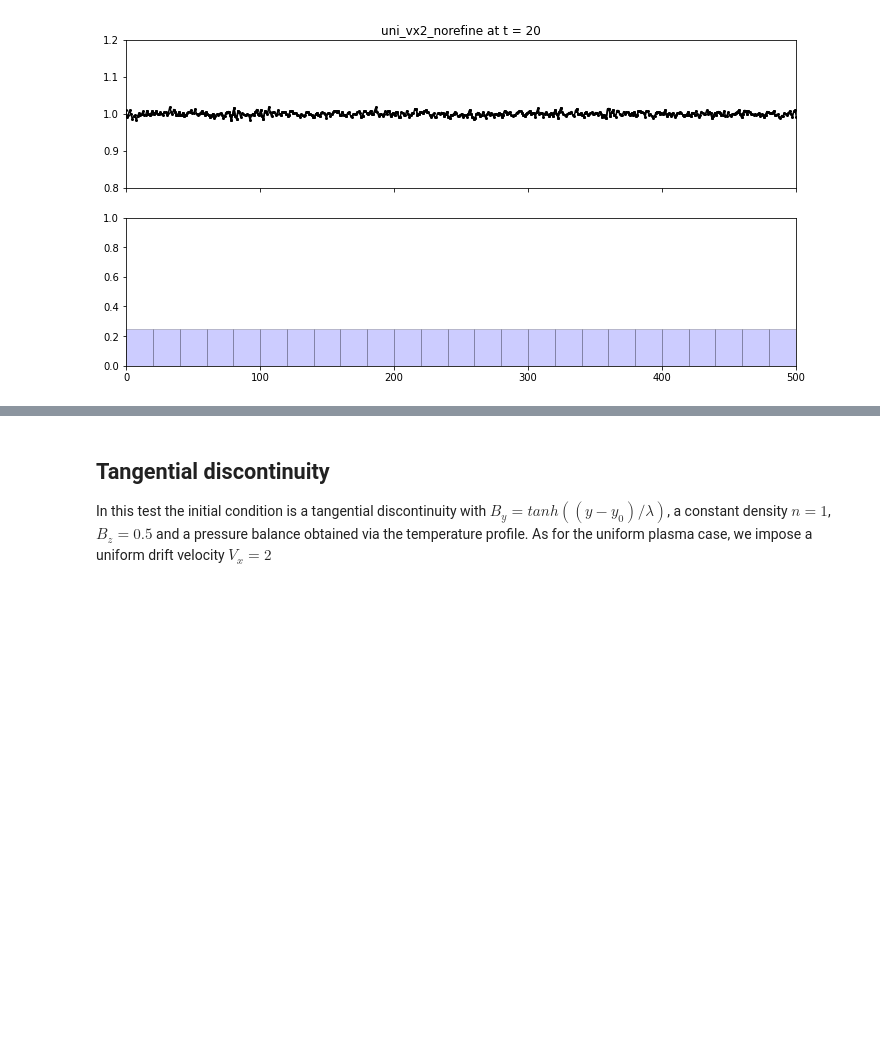
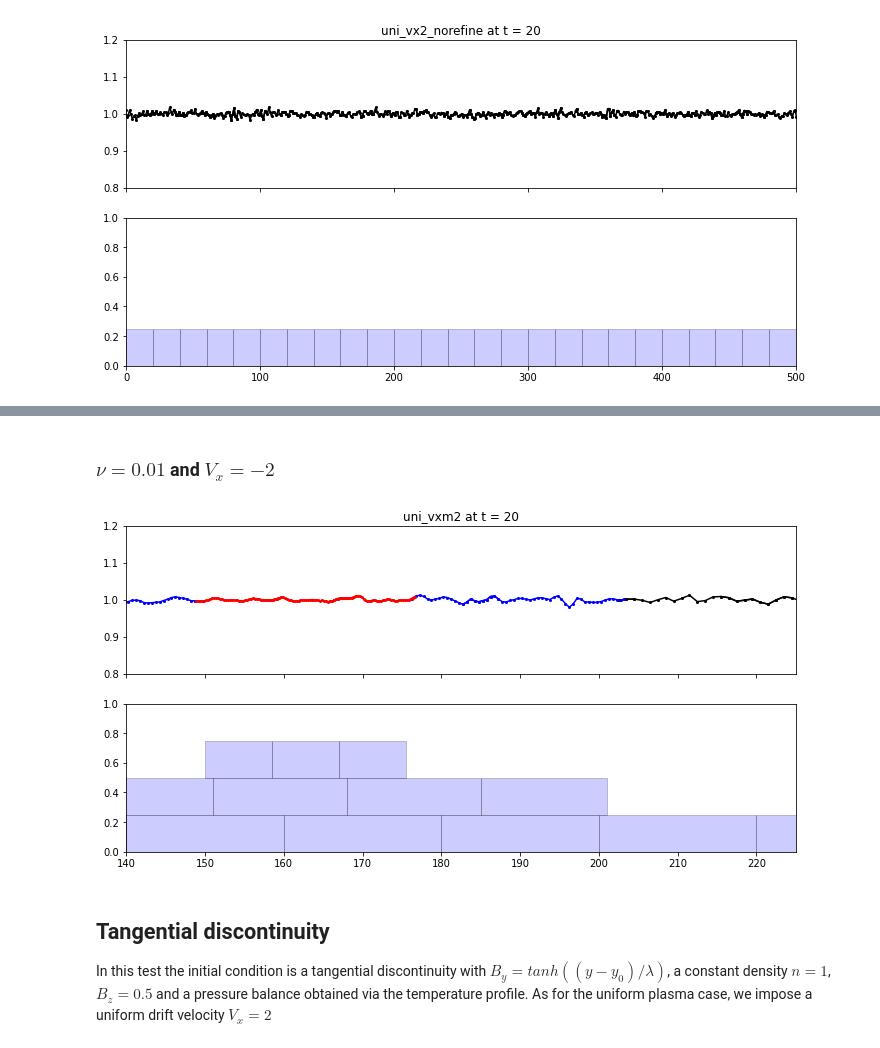
Before and after one commit to rochSmets/farBook, a Jupyter notebook: pharebook.ipynb, the cells around one changed output, grey strips where cells are left out. Saved outputs shown, nothing was run; the diff lists cells and outputs as text; code cells hidden in the pictures; blank space fills up the shorter version.

```diff
--- a/pharebook.ipynb
+++ b/pharebook.ipynb
@@ -312,3 +322,9 @@ plot_job("uni_vx2_norefine", 20, "By", ylim=(0.8,1.2),xlim=(0,500))
+# %% [markdown]
+### $\nu=0.01$ and $V_x=-2$
+# %%
+plot_job("uni_vxm2", 20, "By",ylim=(0.8,1.2),xlim=(140,225))
+# %% [output]
+[figure, added]
 # %%
 #movie
 for it,t in enumerate(np.arange(0.,20,0.1)):
```
Also changed, not shown: parts of 4 cells of this notebook.
